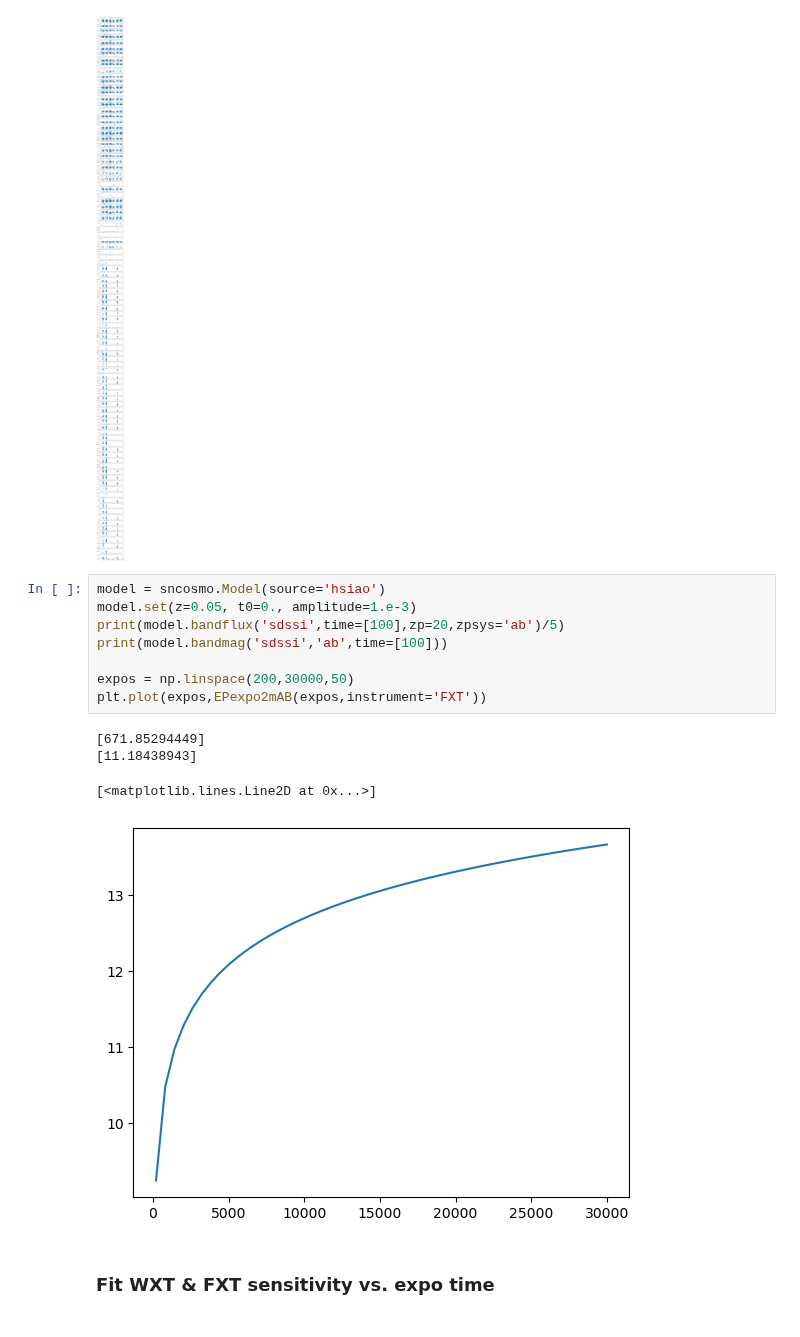
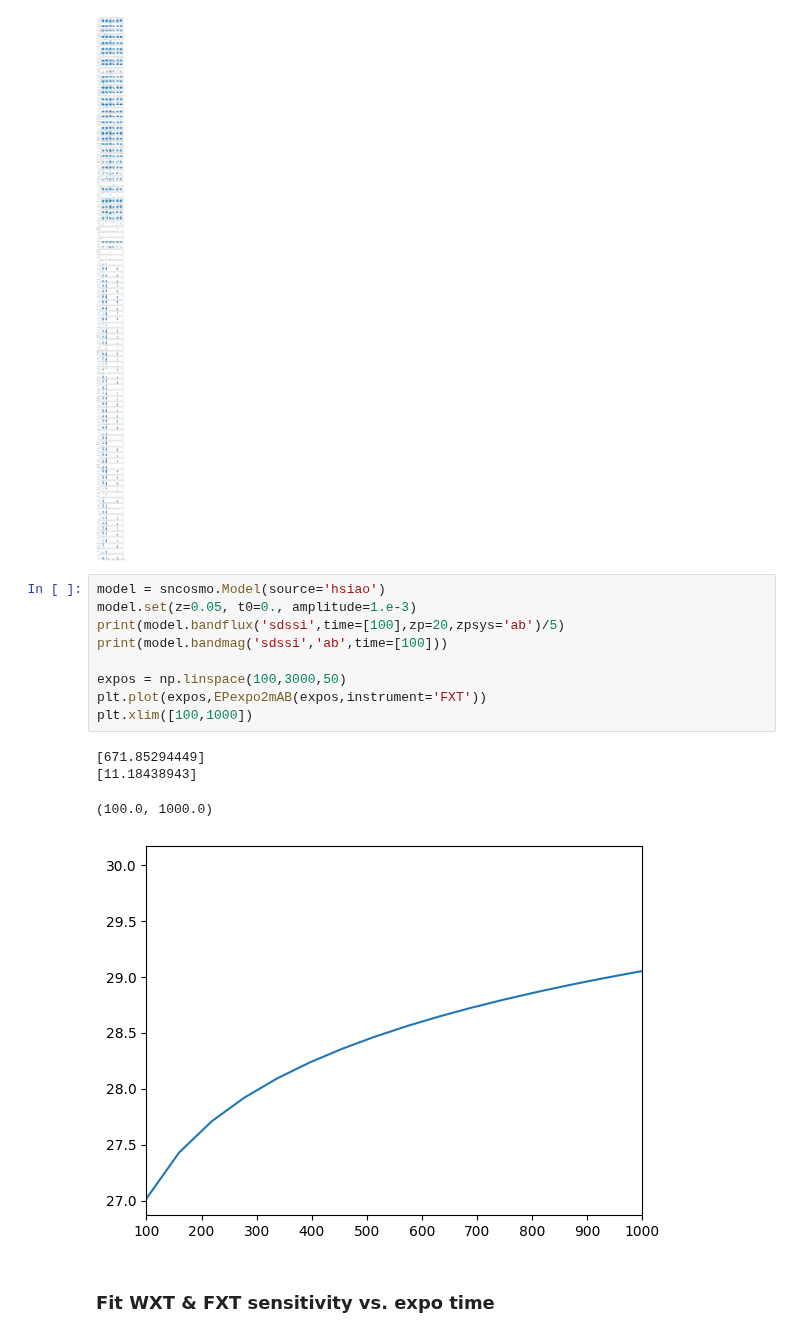
Before and after one commit to LAujust/EPTools, a Jupyter notebook: Examples.ipynb, the cells around one changed output. Saved outputs shown, nothing was run; the diff lists cells and outputs as text.

```diff
--- a/Examples.ipynb
+++ b/Examples.ipynb
@@ -40,16 +58,17 @@ for i in range(len(oids)):
 # %%
 model = sncosmo.Model(source='hsiao')
 model.set(z=0.05, t0=0., amplitude=1.e-3)
 print(model.bandflux('sdssi',time=[100],zp=20,zpsys='ab')/5)
 print(model.bandmag('sdssi','ab',time=[100]))
 
-expos = np.linspace(200,30000,50)
+expos = np.linspace(100,3000,50)
 plt.plot(expos,EPexpo2mAB(expos,instrument='FXT'))
+plt.xlim([100,1000])
 # %% [output]
 [671.85294449]
 [11.18438943]
-[<matplotlib.lines.Line2D at 0x...>]
+(100.0, 1000.0)
-[figure, old version]
+[figure, new version]
 # %% [markdown]
 ### Fit WXT & FXT sensitivity vs. expo time
 # %%
```
Also changed, not shown: parts of 1 cell of this notebook, 3 other files.
